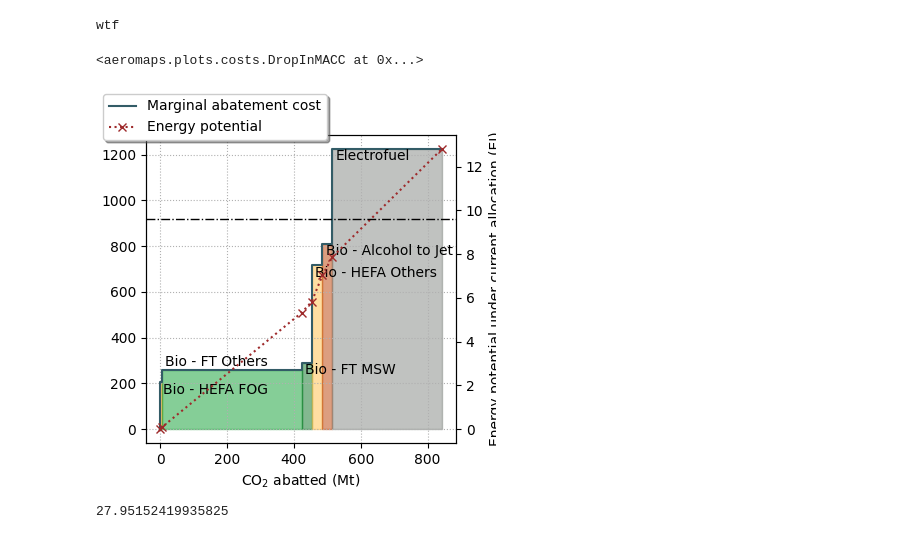
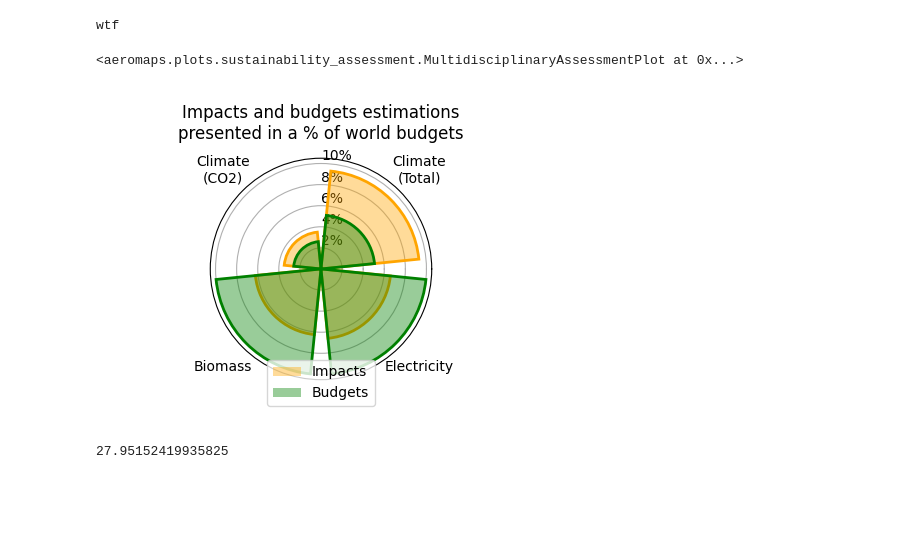
Before and after one commit to AeroMAPS/AeroMAPS, a Jupyter notebook: aeromaps/notebooks/basic_example.ipynb, the cells around one changed output. Drawn from its saved outputs; the diff is of its cells as text; code cells hidden in the pictures; blank space fills up the shorter version.

Commit message:
Sustainability plot added

```diff
--- a/aeromaps/notebooks/basic_example.ipynb
+++ b/aeromaps/notebooks/basic_example.ipynb
@@ -164,8 +164,8 @@ process.parameters.hydrogen_gas_share_2050 = 0
 # %%
 #specific setup to 16% for mACC curve
 
-process.parameters.aviation_biomass_allocated_share = 100
-process.parameters.aviation_electricity_allocated_share = 100
+process.parameters.aviation_biomass_allocated_share = 10
+process.parameters.aviation_electricity_allocated_share = 10
 # %%
 process.compute()
 undiscounted_refueleu=process.data['vector_outputs'].non_discounted_energy_expenses
@@ -175,10 +175,10 @@ wtf
 # %%
 # process.data['vector_outputs'].loc[:,'non_discounted_energy_expenses']
 # %%
-process.plot('drop_in_macc_curve')
+process.plot('multidisciplinary_assessment')
 # %% [output]
-<aeromaps.plots.costs.DropInMACC at 0x...>
+<aeromaps.plots.sustainability_assessment.MultidisciplinaryAssessmentPlot at 0x...>
-[figure, old version]
+[figure, new version]
 # %%
 co2_abated_refueleu=process.data['vector_outputs'].co2_emissions_including_load_factor-process.data['vector_outputs'].co2_emissions_including_energy
 # %%
```
Also changed, not shown: parts of 8 cells of this notebook, 2 other files.
